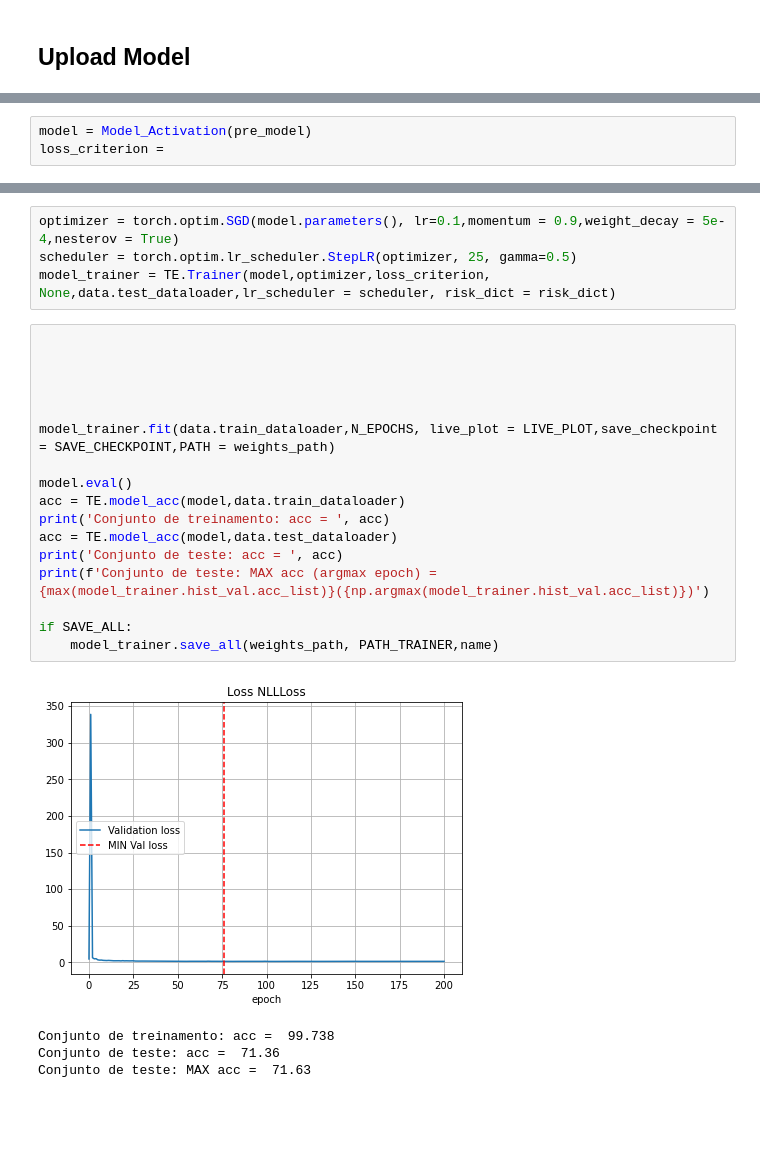
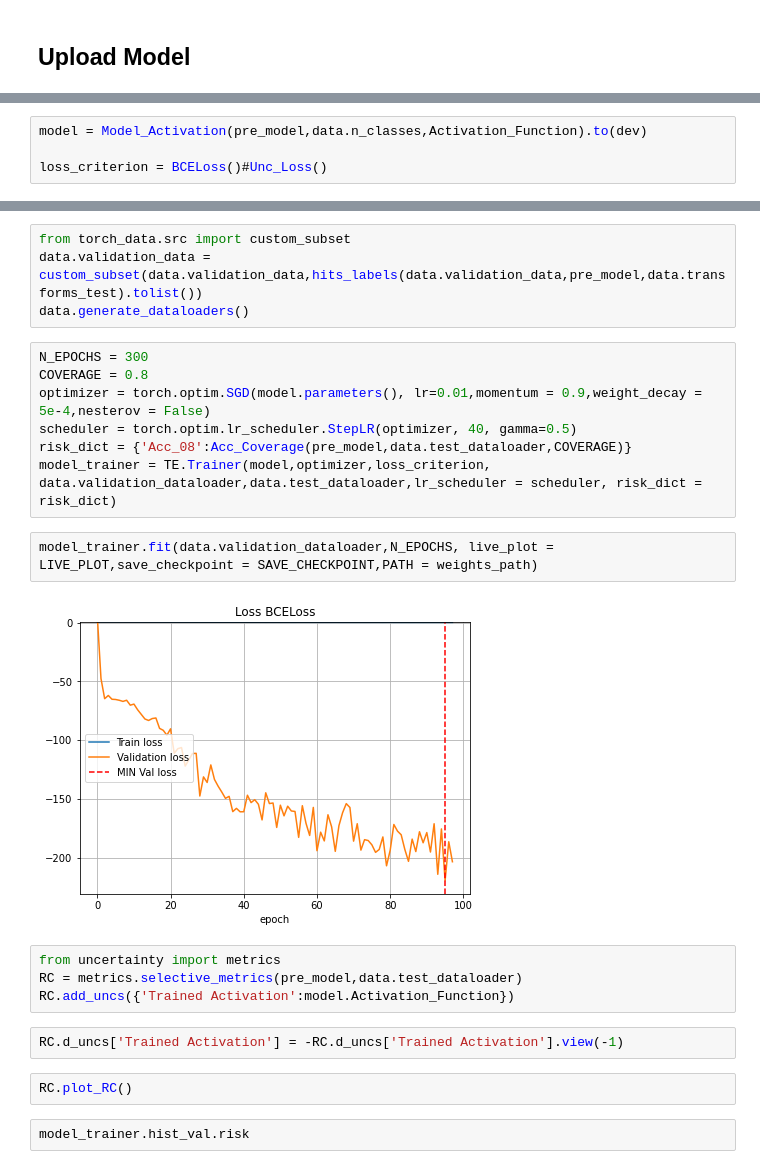
Before and after one commit to lfpc/ScriptsUncEst, a Jupyter notebook: notebooks-scripts/Train_ActivationFunction.ipynb, the cells around one changed output, grey strips where cells are left out. Saved outputs shown, nothing was run; the diff lists cells and outputs as text; blank space fills up the shorter version.

```diff
--- a/notebooks-scripts/Train_ActivationFunction.ipynb
+++ b/notebooks-scripts/Train_ActivationFunction.ipynb
@@ -119,3 +146,4 @@ NameError: name 'data' is not defined
 # %%
-model = Model_Activation(pre_model)
-loss_criterion =
+model = Model_Activation(pre_model,data.n_classes,Activation_Function).to(dev)
+
+loss_criterion = BCELoss()#Unc_Loss()
@@ -122,26 +186,25 @@ loss_criterion =
+# %%
+from torch_data.src import custom_subset
+data.validation_data = custom_subset(data.validation_data,hits_labels(data.validation_data,pre_model,data.transforms_test).tolist())
+data.generate_dataloaders()
 # %%
-optimizer = torch.optim.SGD(model.parameters(), lr=0.1,momentum = 0.9,weight_decay = 5e-4,nesterov = True)
-scheduler = torch.optim.lr_scheduler.StepLR(optimizer, 25, gamma=0.5)
-model_trainer = TE.Trainer(model,optimizer,loss_criterion, None,data.test_dataloader,lr_scheduler = scheduler, risk_dict = risk_dict)
+N_EPOCHS = 300
+COVERAGE = 0.8
+optimizer = torch.optim.SGD(model.parameters(), lr=0.01,momentum = 0.9,weight_decay = 5e-4,nesterov = False)
+scheduler = torch.optim.lr_scheduler.StepLR(optimizer, 40, gamma=0.5)
+risk_dict = {'Acc_08':Acc_Coverage(pre_model,data.test_dataloader,COVERAGE)}
+model_trainer = TE.Trainer(model,optimizer,loss_criterion, data.validation_dataloader,data.test_dataloader,lr_scheduler = scheduler, risk_dict = risk_dict)
-# %%
-
-
-
-
-
-model_trainer.fit(data.train_dataloader,N_EPOCHS, live_plot = LIVE_PLOT,save_checkpoint = SAVE_CHECKPOINT,PATH = weights_path)
-
-model.eval()
-acc = TE.model_acc(model,data.train_dataloader)
-print('Conjunto de treinamento: acc = ', acc)
-acc = TE.model_acc(model,data.test_dataloader)
-print('Conjunto de teste: acc = ', acc)
-print(f'Conjunto de teste: MAX acc (argmax epoch) = {max(model_trainer.hist_val.acc_list)}({np.argmax(model_trainer.hist_val.acc_list)})')
-
-if SAVE_ALL:
-    model_trainer.save_all(weights_path, PATH_TRAINER,name)
-# %% [output]
-[figure, removed]
-Conjunto de treinamento: acc =  99.738
-Conjunto de teste: acc =  71.36
-Conjunto de teste: MAX acc =  71.63
+# %%
+model_trainer.fit(data.validation_dataloader,N_EPOCHS, live_plot = LIVE_PLOT,save_checkpoint = SAVE_CHECKPOINT,PATH = weights_path)
+# %% [output]
+[figure, added]
+# %%
+from uncertainty import metrics
+RC = metrics.selective_metrics(pre_model,data.test_dataloader)
+RC.add_uncs({'Trained Activation':model.Activation_Function})
+# %%
+RC.d_uncs['Trained Activation'] = -RC.d_uncs['Trained Activation'].view(-1)
+# %%
+RC.plot_RC()
+# %%
+model_trainer.hist_val.risk
```
Also changed, not shown: parts of 18 cells of this notebook, 49 other files.
